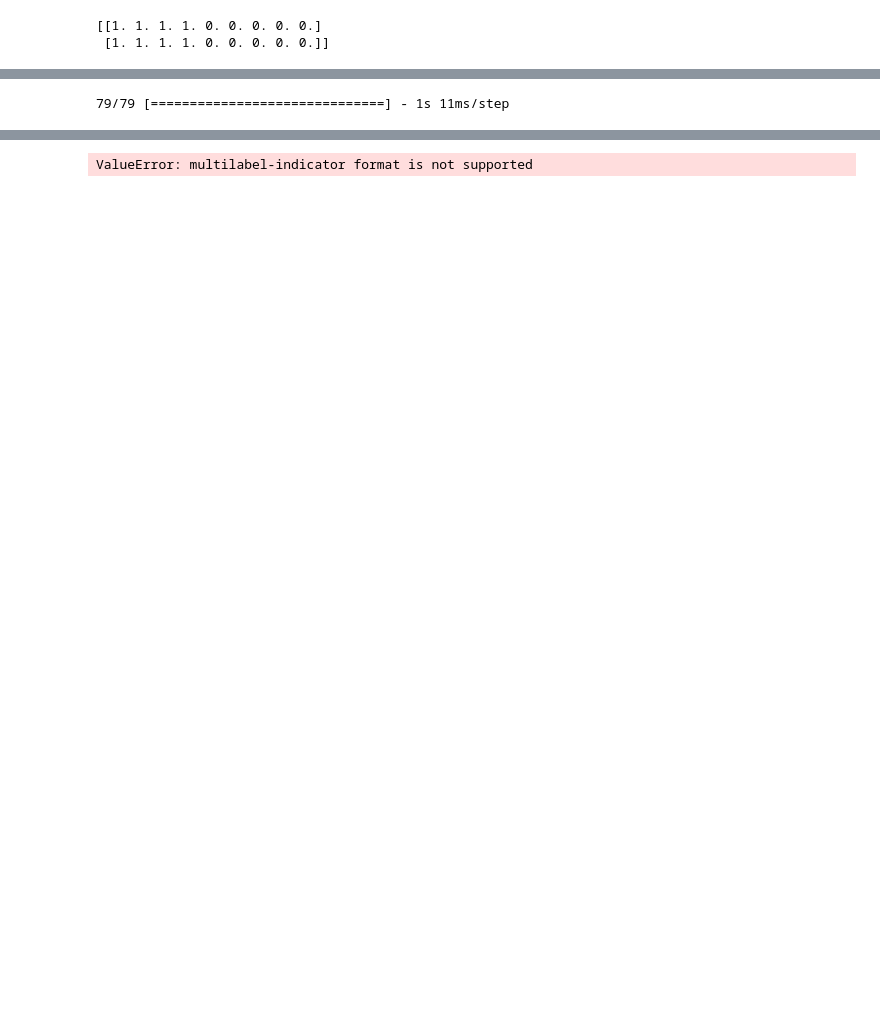
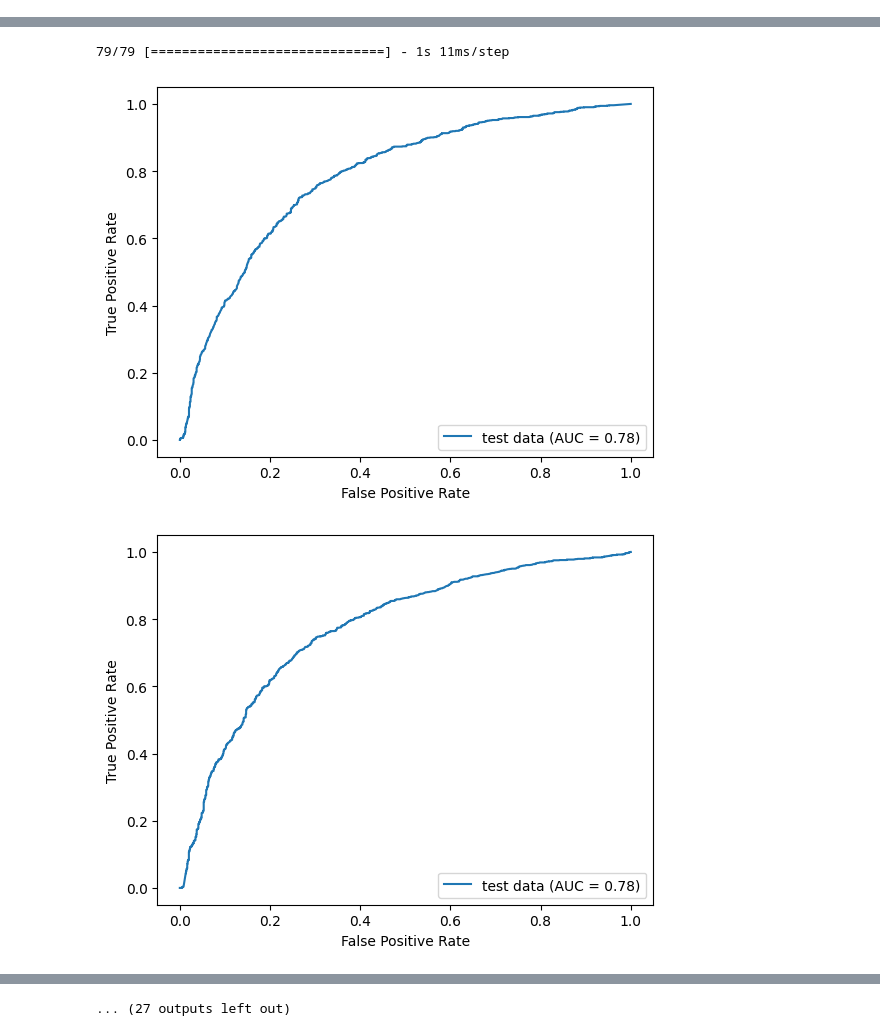
Before and after one commit to Yariazen/phys139-239-final-proj, a Jupyter notebook: main.ipynb, the cells around one changed output, grey strips where cells are left out. Drawn from its saved outputs; the diff is of its cells as text; code cells hidden in the pictures; blank space fills up the shorter version.

```diff
--- a/main.ipynb
+++ b/main.ipynb
@@ -157,7 +157,7 @@ def vgg6(input_shape=(424, 424, 3), n_classes: int = 37):
 from keras import metrics
 
 final_model = vgg6()
-final_model.compile(loss="binary_crossentropy", optimizer="adam", metrics=[metrics.mean_squared_error, "accuracy", metrics.categorical_accuracy])
+final_model.compile(loss="binary_crossentropy", optimizer="adam", metrics=[metrics.mean_squared_error, "accuracy"])
 final_model.summary()
 # %% [output]
 Model: "VGG6"
@@ -246,30 +246,24 @@ Epoch 20/20
-# %%
-a = np.asarray([0.9, 0.8, 0.7, 0.6, 0.5, 0.4, 0.3, 0.2, 0.1])
-b = np.asarray([0.9, 0.8, 0.7, 0.6, 0.5, 0.4, 0.3, 0.2, 0.1])
-
-class_test = np.matrix([a,b])
-
-for i in range(0, class_test.shape[0]):
-    for j in range(0, class_test.shape[1]):
-        if class_test[i, j] > 0.5:
-            class_test[i, j] = 1
-        else:
-            class_test[i, j] = 0
-
-print(class_test)
-# %% [output]
-[[1. 1. 1. 1. 0. 0. 0. 0. 0.]
- [1. 1. 1. 1. 0. 0. 0. 0. 0.]]
 # %%
 from sklearn.metrics import roc_curve, auc, RocCurveDisplay
 
 # predict labels of test data
 test_pred = final_model.predict(data_test)
 
-class_test = np.asarray(class_test, dtype=np.float64)
+# test labels
+for i in range(0, class_test.shape[0]):
+    for j in range(0, class_test.shape[1]):
+        if float(class_test[i, j]) > 0.5:
+            class_test[i, j] = 1;
+        else:
+            class_test[i, j] = 0
+
+np.asarray(class_test, dtype = int)
 
 # plot roc curve for test predictions w/ auc
-fpr, tpr, thresholds = roc_curve(np.array(class_test), test_pred)
-roc_auc = auc(fpr, tpr)
-display = RocCurveDisplay(fpr = fpr,tpr = tpr, roc_auc = roc_auc, estimator_name = 'test data')
+for i in range(0, class_test.shape[1]):
+    fpr, tpr, thresholds = roc_curve(class_test[:,i], test_pred[:,i], pos_label='1')
+    roc_auc = auc(fpr, tpr)
+    display = RocCurveDisplay(fpr = fpr,tpr = tpr, roc_auc = roc_auc, estimator_name = 'test data')
+    display.plot()
+    plt.savefig('auc_plots/plot_' + str(i) + '.png')
 # %% [output]
@@ -277 +271,3 @@ display = RocCurveDisplay(fpr = fpr,tpr = tpr, roc_auc = roc_auc, estimator_name
 79/79 [==============================] - 1s 11ms/step
+[figure, added]
+[figure, added]
@@ -278 +282 @@ display = RocCurveDisplay(fpr = fpr,tpr = tpr, roc_auc = roc_auc, estimator_name
-ValueError: multilabel-indicator format is not supported
+... (27 outputs left out)
```
Also changed, not shown: parts of 5 cells of this notebook, 37 other files.
